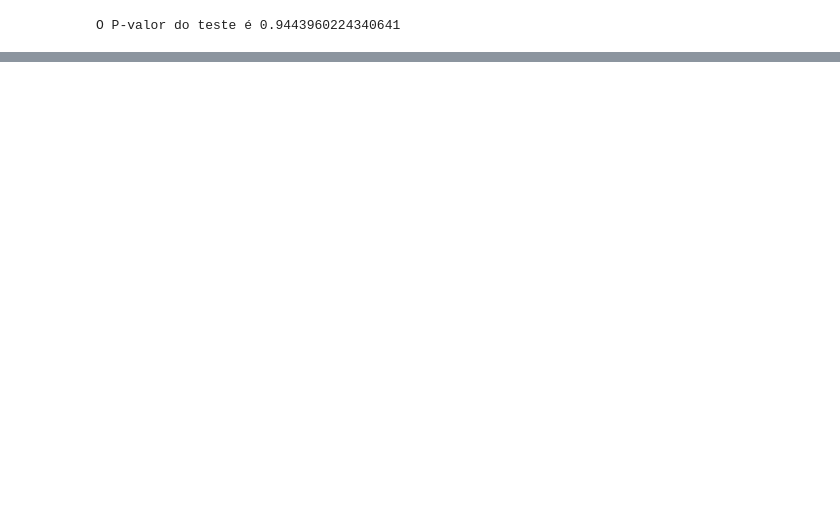
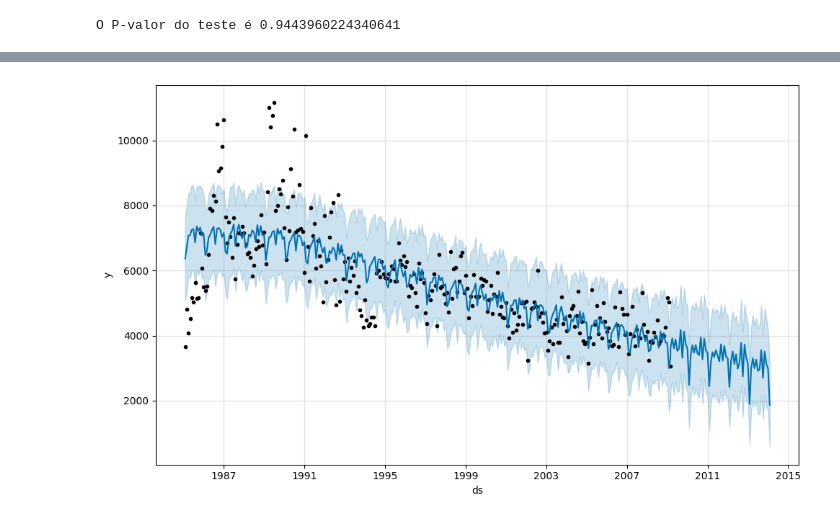
Before and after one commit to LissesCastro/Tera-Mercado-Imobiliario-SP, a Jupyter notebook: analise_temporal.ipynb, the cells around one changed output, grey strips where cells are left out. Drawn from its saved outputs; the diff is of its cells as text; code cells hidden in the pictures; blank space fills up the shorter version.

```diff
--- a/analise_temporal.ipynb
+++ b/analise_temporal.ipynb
@@ -86,0 +101,7 @@ result.plot()
+# %%
+train, test = [df_mes.iloc[0: 290], df.iloc[290:]]
+
+#train = df.loc[df.index < split_date]
+#test = df.loc[df.index >= split_date]
+# %%
+m = prophet.Prophet()
@@ -86,0 +136,2 @@ result.plot()
+# %%
+m.fit(train)
@@ -86,0 +142,11 @@ result.plot()
+# %%
+years = 12
+future = m.make_future_dataframe(periods=5*years, freq='MS')
+future.tail()
+forecast = m.predict(future)
+
+fig1 = m.plot(forecast)
+#plt.savefig('PROPHET_FORECAST_1y.png')
+#plt.close()
+# %% [output]
+[figure, added]
```
Also changed, not shown: parts of 17 cells of this notebook, 17 other files.
